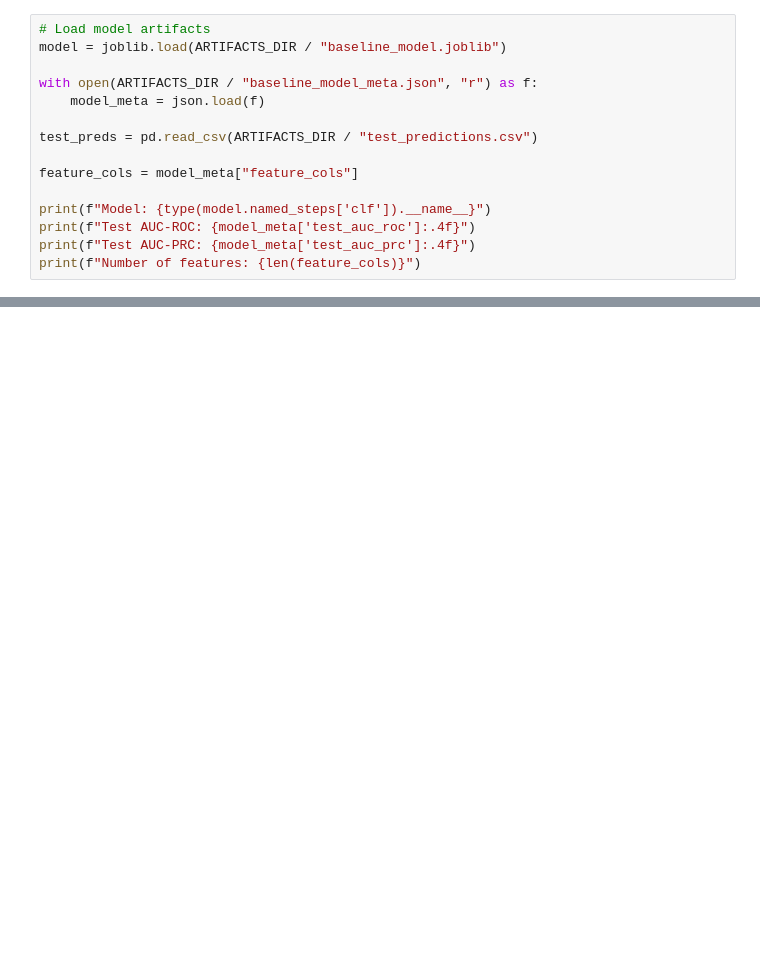
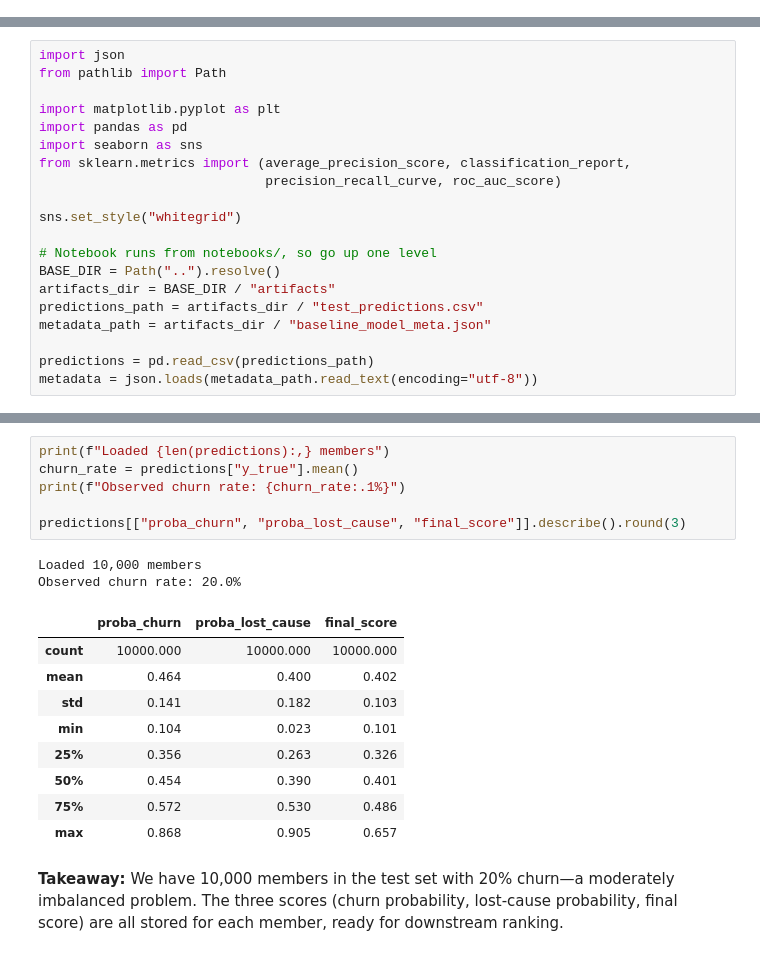
Before and after one commit to MatanSheffer/ViMatanSheffer, a Jupyter notebook: notebooks/evaluation.ipynb, the cells around one changed output, grey strips where cells are left out. Drawn from its saved outputs; the diff is of its cells as text; blank space fills up the shorter version.

```diff
--- a/notebooks/evaluation.ipynb
+++ b/notebooks/evaluation.ipynb
@@ -74,15 +0,0 @@ REPO_ROOT, ARTIFACTS_DIR.exists()
-# %%
-# Load model artifacts
-model = joblib.load(ARTIFACTS_DIR / "baseline_model.joblib")
-
-with open(ARTIFACTS_DIR / "baseline_model_meta.json", "r") as f:
-    model_meta = json.load(f)
-
-test_preds = pd.read_csv(ARTIFACTS_DIR / "test_predictions.csv")
-
-feature_cols = model_meta["feature_cols"]
-
-print(f"Model: {type(model.named_steps['clf']).__name__}")
-print(f"Test AUC-ROC: {model_meta['test_auc_roc']:.4f}")
-print(f"Test AUC-PRC: {model_meta['test_auc_prc']:.4f}")
-print(f"Number of features: {len(feature_cols)}")
@@ -680,0 +15,20 @@ Takeaway: Small differences in medians/means are expected. Large deviations (>20
+# %%
+import json
+from pathlib import Path
+
+import matplotlib.pyplot as plt
+import pandas as pd
+import seaborn as sns
+from sklearn.metrics import (average_precision_score, classification_report,
+                             precision_recall_curve, roc_auc_score)
+
+sns.set_style("whitegrid")
+
+# Notebook runs from notebooks/, so go up one level
+BASE_DIR = Path("..").resolve()
+artifacts_dir = BASE_DIR / "artifacts"
+predictions_path = artifacts_dir / "test_predictions.csv"
+metadata_path = artifacts_dir / "baseline_model_meta.json"
+
+predictions = pd.read_csv(predictions_path)
+metadata = json.loads(metadata_path.read_text(encoding="utf-8"))
@@ -680,0 +39,20 @@ Takeaway: Small differences in medians/means are expected. Large deviations (>20
+# %%
+print(f"Loaded {len(predictions):,} members")
+churn_rate = predictions["y_true"].mean()
+print(f"Observed churn rate: {churn_rate:.1%}")
+
+predictions[["proba_churn", "proba_lost_cause", "final_score"]].describe().round(3)
+# %% [output]
+Loaded 10,000 members
+Observed churn rate: 20.0%
+|  | proba_churn | proba_lost_cause | final_score |
+| count | 10000.000 | 10000.000 | 10000.000 |
+| mean | 0.464 | 0.400 | 0.402 |
+| std | 0.141 | 0.182 | 0.103 |
+| min | 0.104 | 0.023 | 0.101 |
+| 25% | 0.356 | 0.263 | 0.326 |
+| 50% | 0.454 | 0.390 | 0.401 |
+| 75% | 0.572 | 0.530 | 0.486 |
+| max | 0.868 | 0.905 | 0.657 |
+# %% [markdown]
+**Takeaway:** We have 10,000 members in the test set with 20% churn—a moderately imbalanced problem. The three scores (churn probability, lost-cause probability, final score) are all stored for each member, ready for downstream ranking.
```
Also changed, not shown: parts of 59 cells of this notebook, 7 other files.
